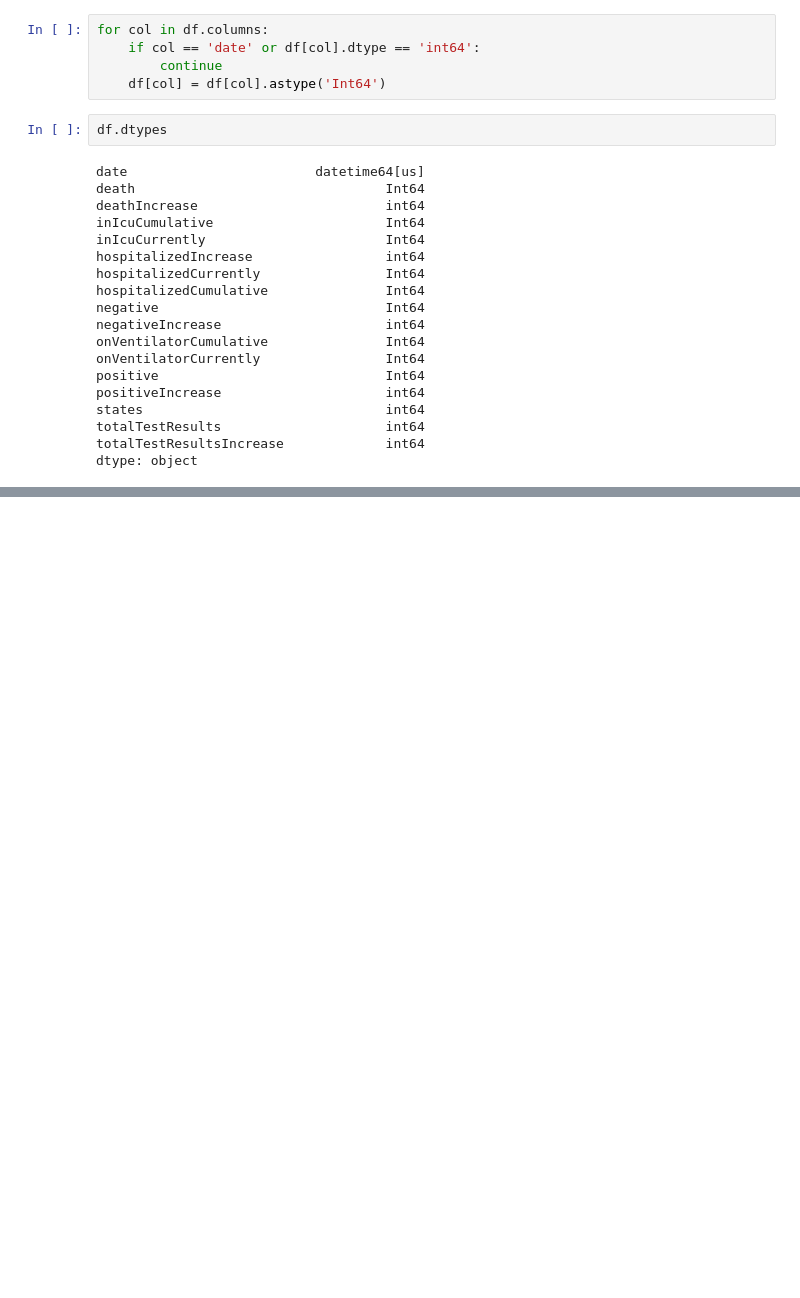
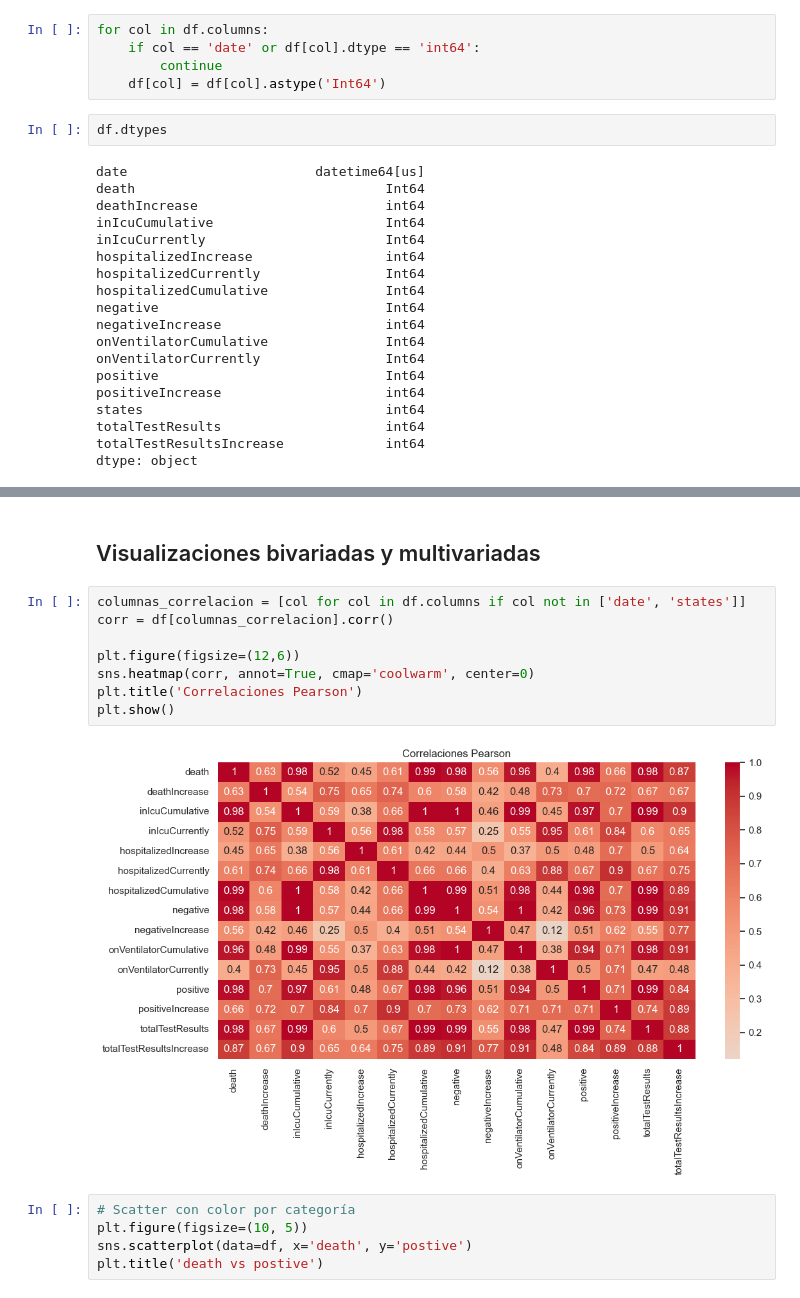
Before and after one commit to Bootcamp-DA-P2/AI-PROJECT-EDA-GRUPO5, a Jupyter notebook: eda_covid.ipynb, the cells around one changed output, grey strips where cells are left out. Saved outputs shown, nothing was run; the diff lists cells and outputs as text; blank space fills up the shorter version.

```diff
--- a/eda_covid.ipynb
+++ b/eda_covid.ipynb
@@ -212,0 +234,17 @@ dtype: object
+# %% [markdown]
+## Visualizaciones bivariadas y multivariadas
+# %%
+columnas_correlacion = [col for col in df.columns if col not in ['date', 'states']]
+corr = df[columnas_correlacion].corr()
+
+plt.figure(figsize=(12,6))
+sns.heatmap(corr, annot=True, cmap='coolwarm', center=0)
+plt.title('Correlaciones Pearson')
+plt.show()
+# %% [output]
+[figure, added]
+# %%
+# Scatter con color por categoría
+plt.figure(figsize=(10, 5))
+sns.scatterplot(data=df, x='death', y='postive')
+plt.title('death vs postive')
```
Also changed, not shown: parts of 14 cells of this notebook, 1 other file.
